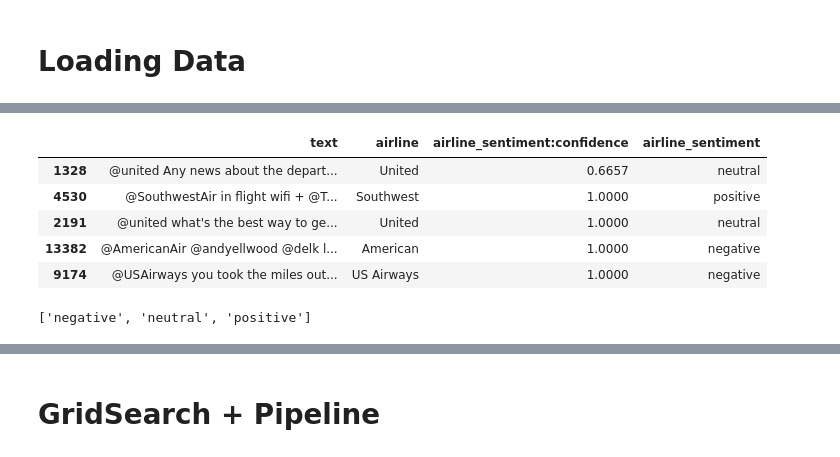
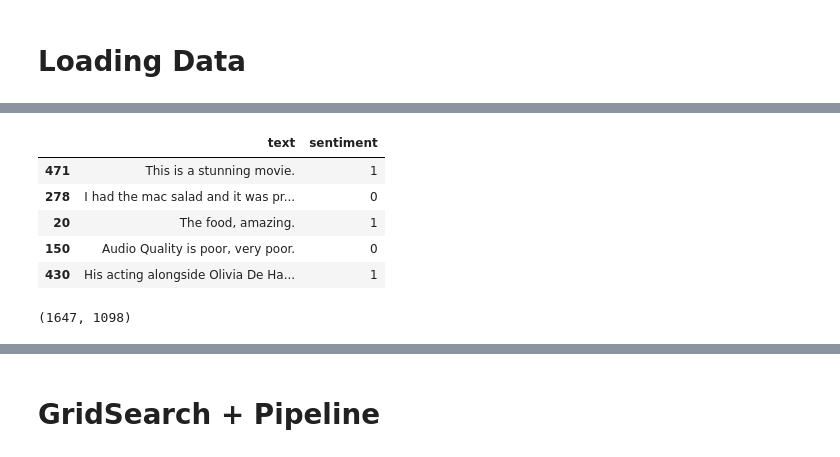
Before and after one commit to PacktPublishing/Hands-On-Machine-Learning-with-scikit-learn-and-Scientific-Python-Toolkits, a Jupyter notebook: chapters/ch06/Text Classification.ipynb, the cells around one changed output, grey strips where cells are left out. Saved outputs shown, nothing was run; the diff lists cells and outputs as text; code cells hidden in the pictures.

```diff
--- a/chapters/ch06/Text Classification.ipynb
+++ b/chapters/ch06/Text Classification.ipynb
@@ -24,3 +32,17 @@ df = pd.read_csv(StringIO(data.text), sep=",")
+# %%
+df_list = []
+
+for csv_file in ['imdb_labelled.txt', 'yelp_labelled.txt',  'amazon_cells_labelled.txt']:
+
+    csv_file_with_path = f'{data_dir}/sentiment labelled sentences/{csv_file}'
+    temp_df = pd.read_csv(
+        csv_file_with_path,
+        sep="\t", header=0,
+        names=['text', 'sentiment']
+    )
+    df_list.append(temp_df)
+
+df = pd.concat(df_list)
 # %%
 df.columns
 # %% [output]
@@ -69,14 +72,14 @@ Name: negativereason, dtype: float64
 # %%
 pd.options.display.max_colwidth = 90
 # %%
-df[['text', 'airline', 'airline_sentiment:confidence', 'airline_sentiment']].sample(5)
+df[['text', 'sentiment']].sample(5, random_state=42)
 # %% [output]
-|  | text | airline | airline_sentiment:confidence | airline_sentiment |
-| 1328 | @united Any news about the depart... | United | 0.6657 | neutral |
-| 4530 | @SouthwestAir in flight wifi + @T... | Southwest | 1.0000 | positive |
-| 2191 | @united what's the best way to ge... | United | 1.0000 | neutral |
-| 13382 | @AmericanAir @andyellwood @delk l... | American | 1.0000 | negative |
-| 9174 | @USAirways you took the miles out... | US Airways | 1.0000 | negative |
+|  | text | sentiment |
+| 471 | This is a stunning movie. | 1 |
+| 278 | I had the mac salad and it was pr... | 0 |
+| 20 | The food, amazing. | 1 |
+| 150 | Audio Quality is poor, very poor. | 0 |
+| 430 | His acting alongside Olivia De Ha... | 1 |
 # %%
 from sklearn.model_selection import train_test_split
 
@@ -94,4 +87,4 @@ y_test = le.transform(df_test['airline_sentiment'])
-# %%
-le.classes_.tolist()
-# %% [output]
-['negative', 'neutral', 'positive']
+# %%
+df_train.shape[0], df_test.shape[0]
+# %% [output]
+(1647, 1098)
```
Also changed, not shown: parts of 48 cells of this notebook, 4 other files.
